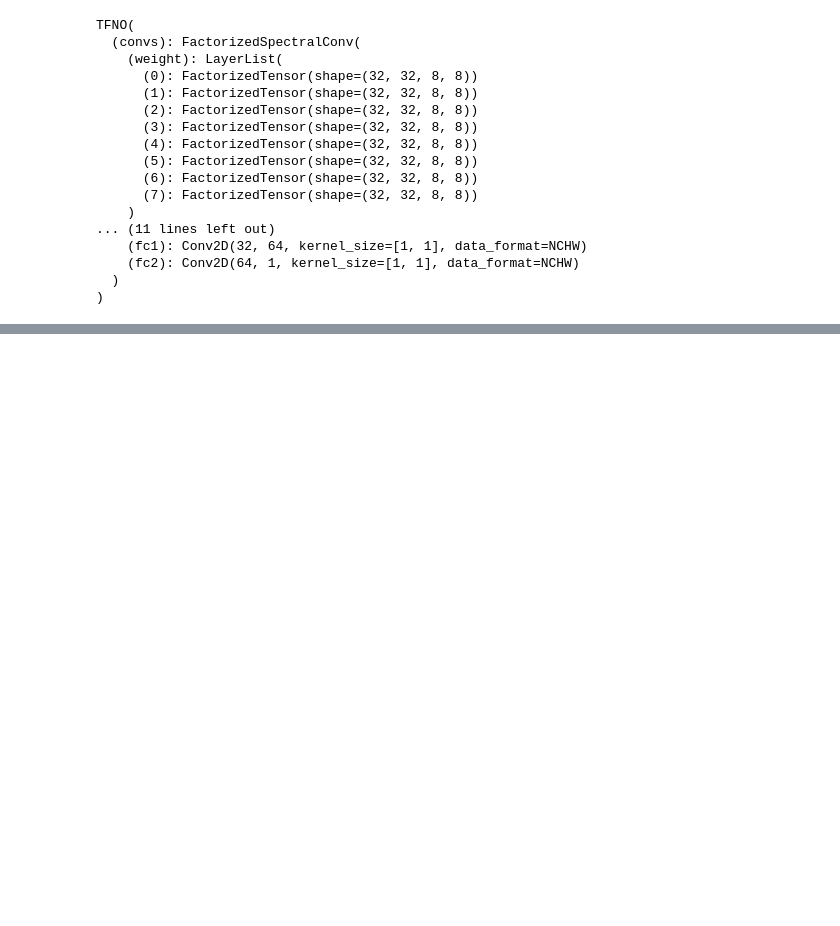
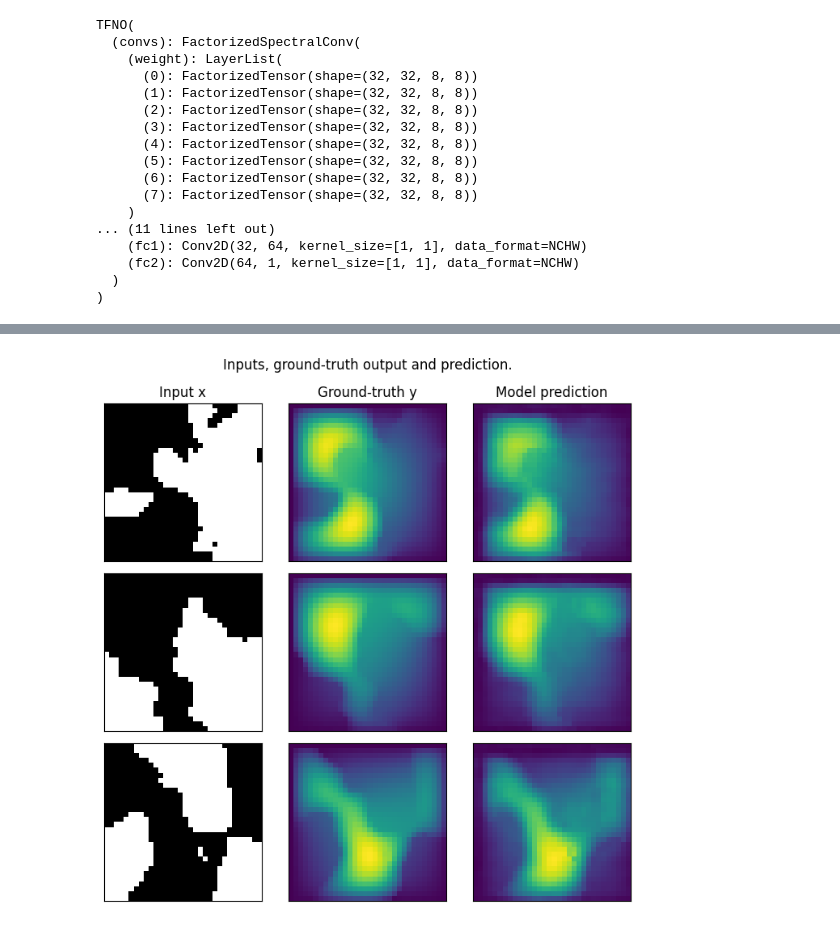
Before and after one commit to jiamingkong/fno_paddle, a Jupyter notebook: main.ipynb, the cells around one changed output, grey strips where cells are left out. Saved outputs shown, nothing was run; the diff lists cells and outputs as text; code cells hidden in the pictures; blank space fills up the shorter version.

Commit message:
A working model, probably some bugs in loss function

```diff
--- a/main.ipynb
+++ b/main.ipynb
@@ -100,0 +252,40 @@ optimizer = paddle.optimizer.Adam(learning_rate=1e-3, parameters=model.parameter
+# %%
+
+test_samples = test_loaders[32].dataset
+
+fig = plt.figure(figsize=(7, 7))
+for index in range(3):
+    data = test_samples[index]
+    # Input x
+    x = data['x']
+    # Ground-truth
+    y = data['y']
+    # Model prediction
+    out = model(x.unsqueeze(0).cuda()).cpu()
+
+    ax = fig.add_subplot(3, 3, index*3 + 1)
+    ax.imshow(x[0], cmap='gray')
+    if index == 0:
+        ax.set_title('Input x')
+    plt.xticks([], [])
+    plt.yticks([], [])
+
+    ax = fig.add_subplot(3, 3, index*3 + 2)
+    ax.imshow(y.squeeze())
+    if index == 0:
+        ax.set_title('Ground-truth y')
+    plt.xticks([], [])
+    plt.yticks([], [])
+
+    ax = fig.add_subplot(3, 3, index*3 + 3)
+    ax.imshow(out.squeeze().detach().numpy())
+    if index == 0:
+        ax.set_title('Model prediction')
+    plt.xticks([], [])
+    plt.yticks([], [])
+
+fig.suptitle('Inputs, ground-truth output and prediction.', y=0.98)
+plt.tight_layout()
+fig.show()
+# %% [output]
+[figure, added]
```
Also changed, not shown: parts of 11 cells of this notebook, 5 other files.
